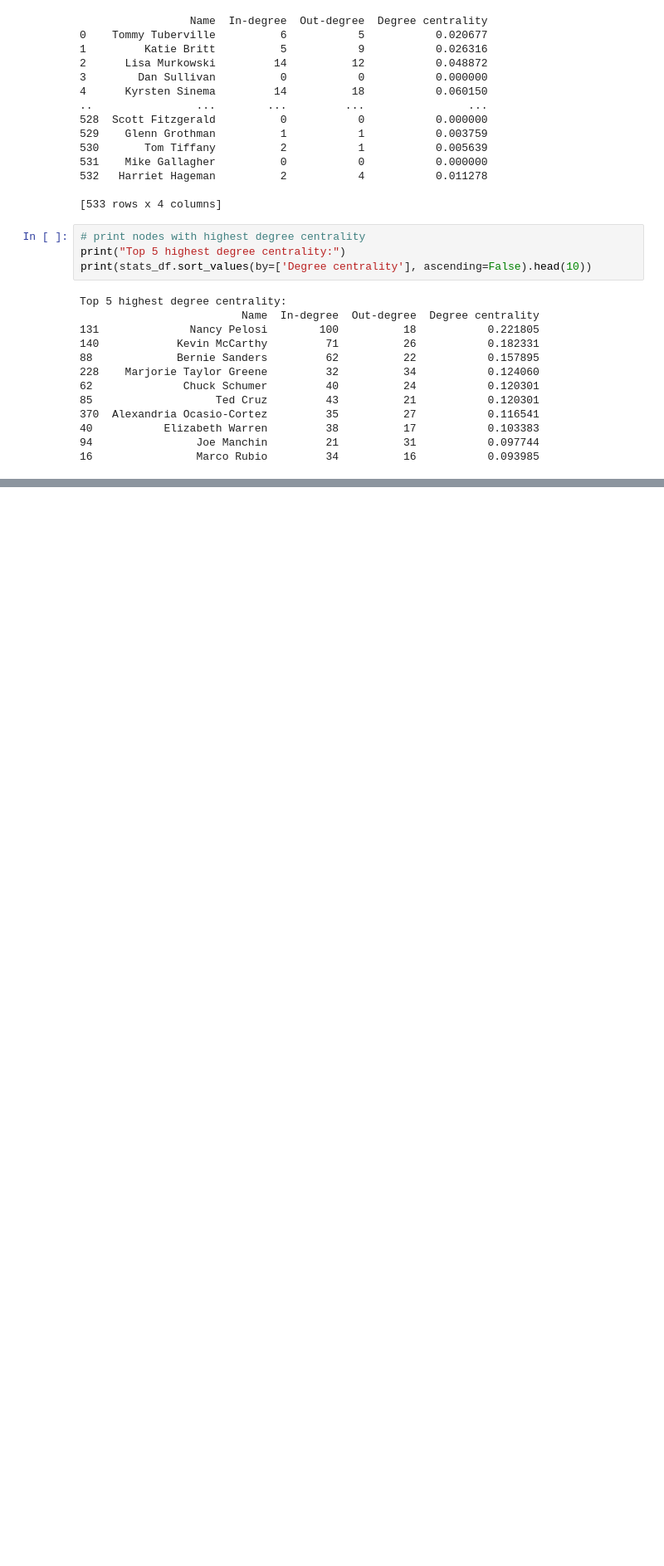
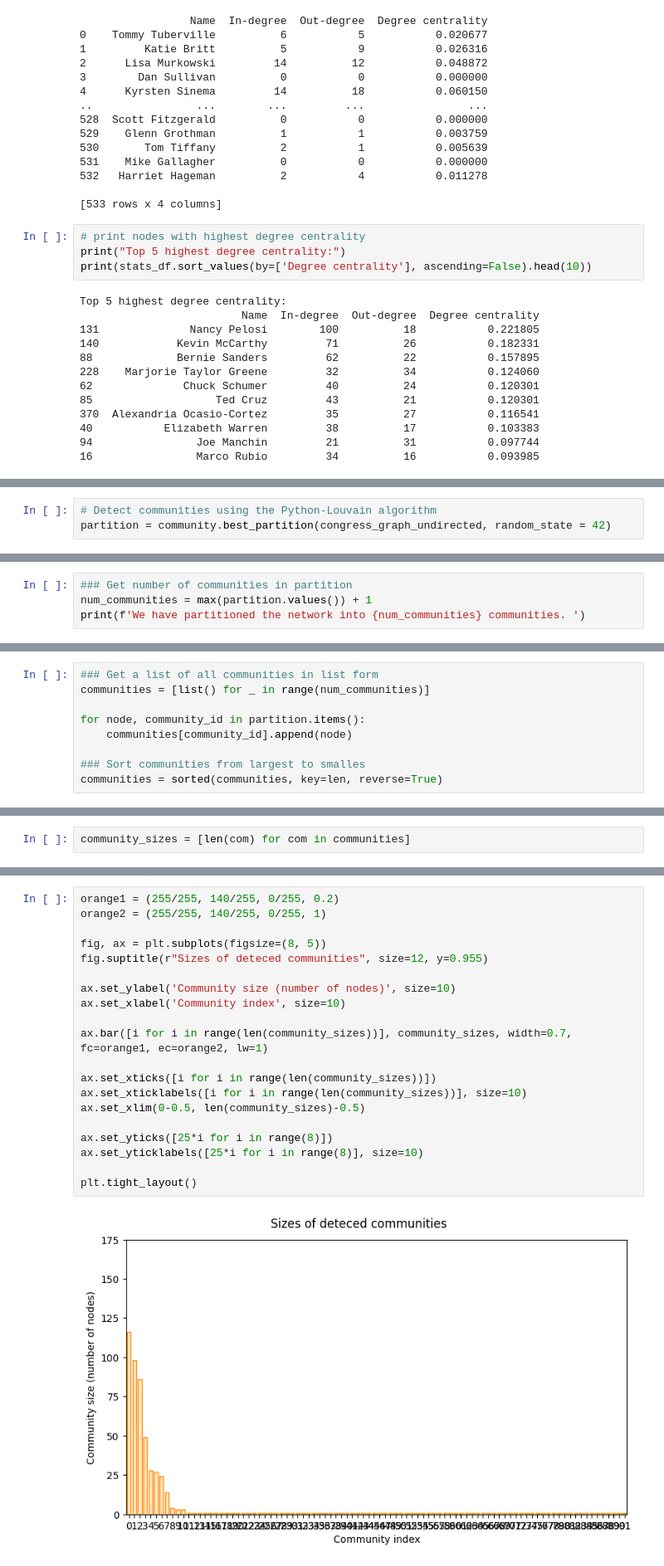
Before and after one commit to s185231/02805_SocialGraphs, a Jupyter notebook: project_assigment_B.ipynb, the cells around one changed output, grey strips where cells are left out. Shown at 83% size. Drawn from its saved outputs; the diff is of its cells as text; blank space fills up the shorter version.

```diff
--- a/project_assigment_B.ipynb
+++ b/project_assigment_B.ipynb
@@ -243,0 +251,3 @@ Top 5 highest degree centrality:
+# %%
+# Detect communities using the Python-Louvain algorithm
+partition = community.best_partition(congress_graph_undirected, random_state = 42)
@@ -243,0 +256,4 @@ Top 5 highest degree centrality:
+# %%
+### Get number of communities in partition
+num_communities = max(partition.values()) + 1
+print(f'We have partitioned the network into {num_communities} communities. ')
@@ -243,0 +269,9 @@ Top 5 highest degree centrality:
+# %%
+### Get a list of all communities in list form
+communities = [list() for _ in range(num_communities)]
+
+for node, community_id in partition.items():
+    communities[community_id].append(node)
+
+### Sort communities from largest to smalles
+communities = sorted(communities, key=len, reverse=True)
@@ -243,0 +280,2 @@ Top 5 highest degree centrality:
+# %%
+community_sizes = [len(com) for com in communities]
@@ -243,0 +284,22 @@ Top 5 highest degree centrality:
+# %%
+orange1 = (255/255, 140/255, 0/255, 0.2)
+orange2 = (255/255, 140/255, 0/255, 1)
+
+fig, ax = plt.subplots(figsize=(8, 5))
+fig.suptitle(r"Sizes of deteced communities", size=12, y=0.955)
+
+ax.set_ylabel('Community size (number of nodes)', size=10)
+ax.set_xlabel('Community index', size=10)
+
+ax.bar([i for i in range(len(community_sizes))], community_sizes, width=0.7, fc=orange1, ec=orange2, lw=1)
+
+ax.set_xticks([i for i in range(len(community_sizes))])
+ax.set_xticklabels([i for i in range(len(community_sizes))], size=10)
+ax.set_xlim(0-0.5, len(community_sizes)-0.5)
+
+ax.set_yticks([25*i for i in range(8)])
+ax.set_yticklabels([25*i for i in range(8)], size=10)
+
+plt.tight_layout()
+# %% [output]
+[figure, added]
```
Also changed, not shown: parts of 23 cells of this notebook, 5 other files.
